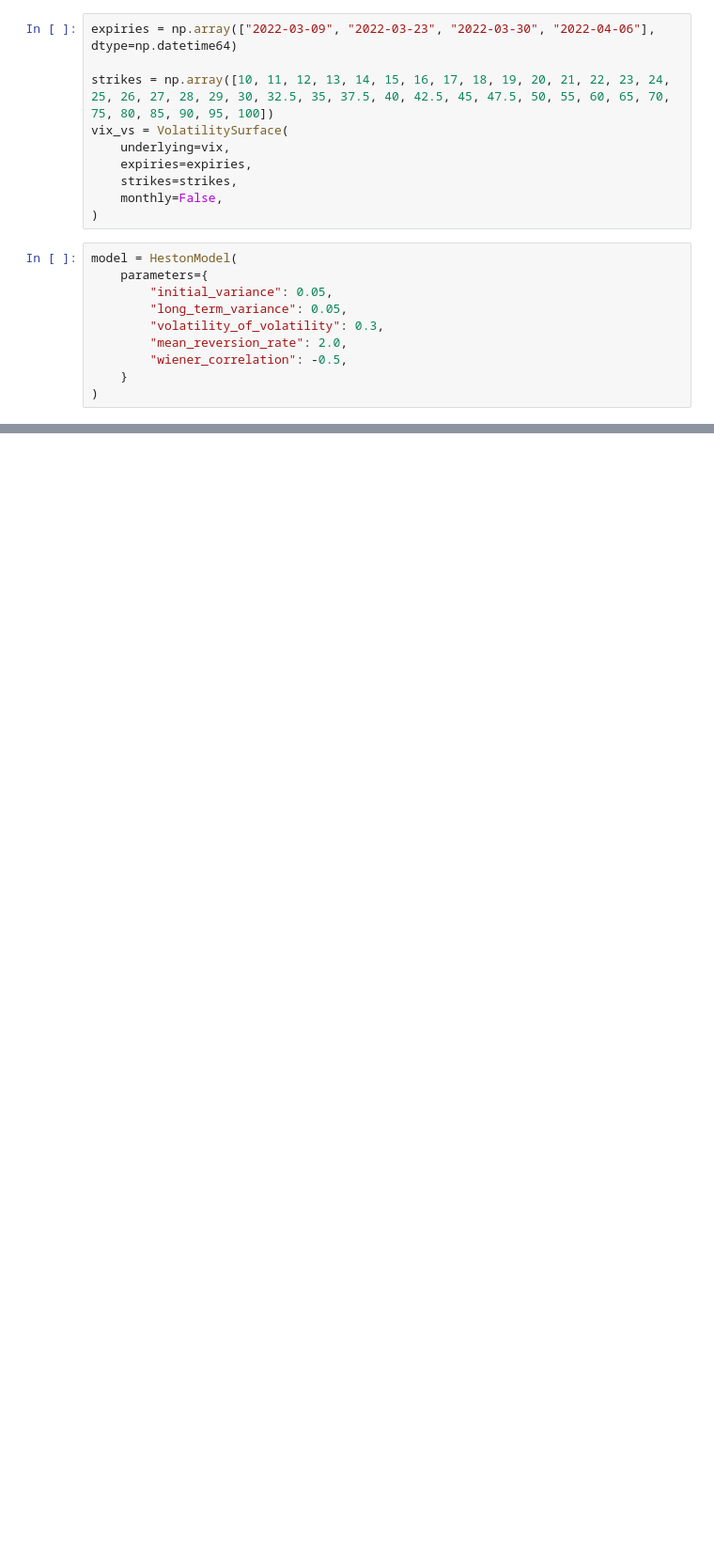
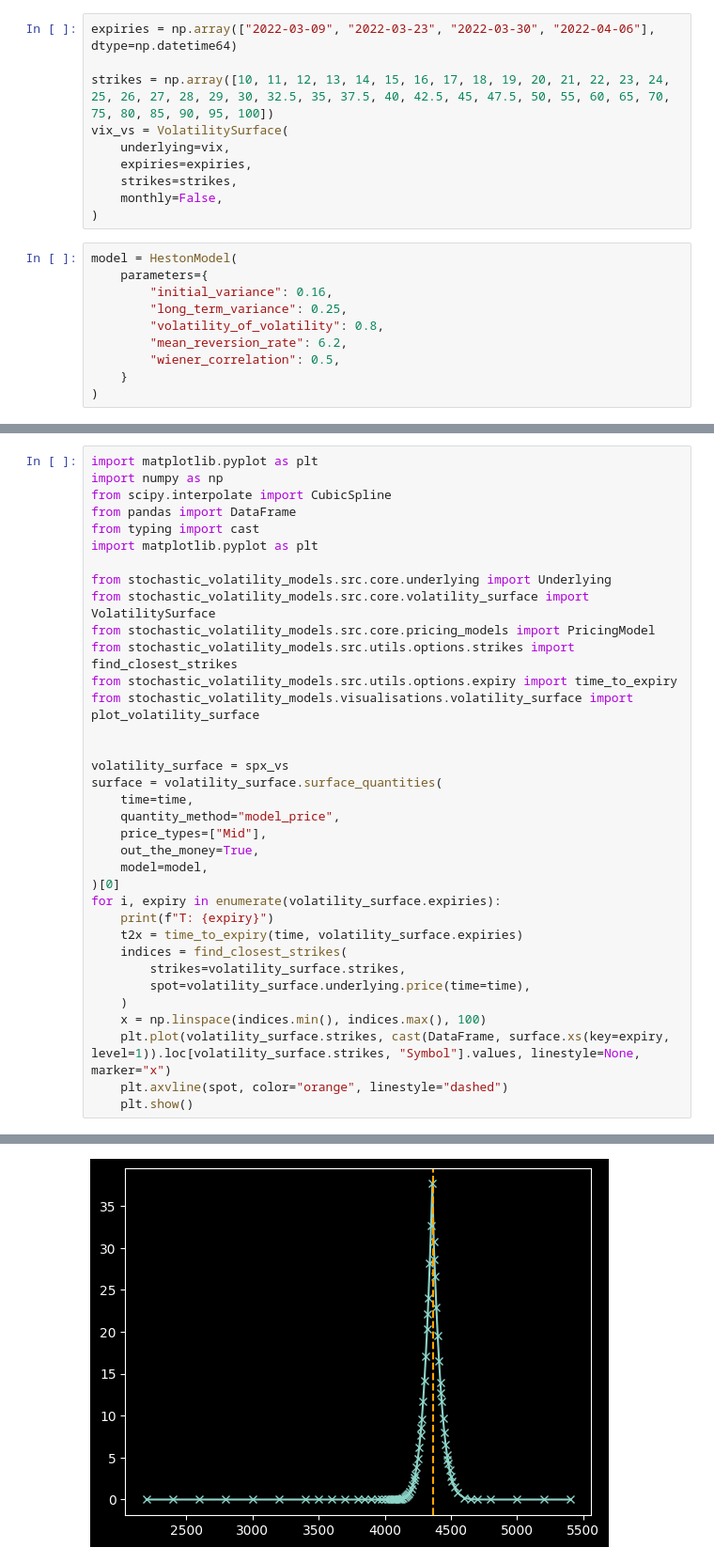
Before and after one commit to mayurankv/msc-statistics-dissertation, a Jupyter notebook: Project/notebooks/heston_test.ipynb, the cells around one changed output, grey strips where cells are left out. Shown at 94% size. Saved outputs shown, nothing was run; the diff lists cells and outputs as text; blank space fills up the shorter version.

```diff
--- a/Project/notebooks/heston_test.ipynb
+++ b/Project/notebooks/heston_test.ipynb
@@ -125,10 +134,10 @@ vix_vs = VolatilitySurface(
 # %%
 model = HestonModel(
 	parameters={
-		"initial_variance": 0.05,
-		"long_term_variance": 0.05,
-		"volatility_of_volatility": 0.3,
-		"mean_reversion_rate": 2.0,
-		"wiener_correlation": -0.5,
+		"initial_variance": 0.16,
+		"long_term_variance": 0.25,
+		"volatility_of_volatility": 0.8,
+		"mean_reversion_rate": 6.2,
+		"wiener_correlation": 0.5,
 	}
 )
@@ -169,0 +573,36 @@ KeyboardInterrupt:
+# %%
+import matplotlib.pyplot as plt
+import numpy as np
+from scipy.interpolate import CubicSpline
+from pandas import DataFrame
+from typing import cast
+import matplotlib.pyplot as plt
+
+from stochastic_volatility_models.src.core.underlying import Underlying
+from stochastic_volatility_models.src.core.volatility_surface import VolatilitySurface
+from stochastic_volatility_models.src.core.pricing_models import PricingModel
+from stochastic_volatility_models.src.utils.options.strikes import find_closest_strikes
+from stochastic_volatility_models.src.utils.options.expiry import time_to_expiry
+from stochastic_volatility_models.visualisations.volatility_surface import plot_volatility_surface
+
+
+volatility_surface = spx_vs
+surface = volatility_surface.surface_quantities(
+	time=time,
+	quantity_method="model_price",
+	price_types=["Mid"],
+	out_the_money=True,
+	model=model,
+)[0]
+for i, expiry in enumerate(volatility_surface.expiries):
+	print(f"T: {expiry}")
+	t2x = time_to_expiry(time, volatility_surface.expiries)
+	indices = find_closest_strikes(
+		strikes=volatility_surface.strikes,
+		spot=volatility_surface.underlying.price(time=time),
+	)
+	x = np.linspace(indices.min(), indices.max(), 100)
+	plt.plot(volatility_surface.strikes, cast(DataFrame, surface.xs(key=expiry, level=1)).loc[volatility_surface.strikes, "Symbol"].values, linestyle=None, marker="x")
+	plt.axvline(spot, color="orange", linestyle="dashed")
+	plt.show()
+# %% [output]
@@ -169,0 +627 @@ KeyboardInterrupt:
+[figure, added]
```
Also changed, not shown: parts of 13 cells of this notebook, 4 other files.
